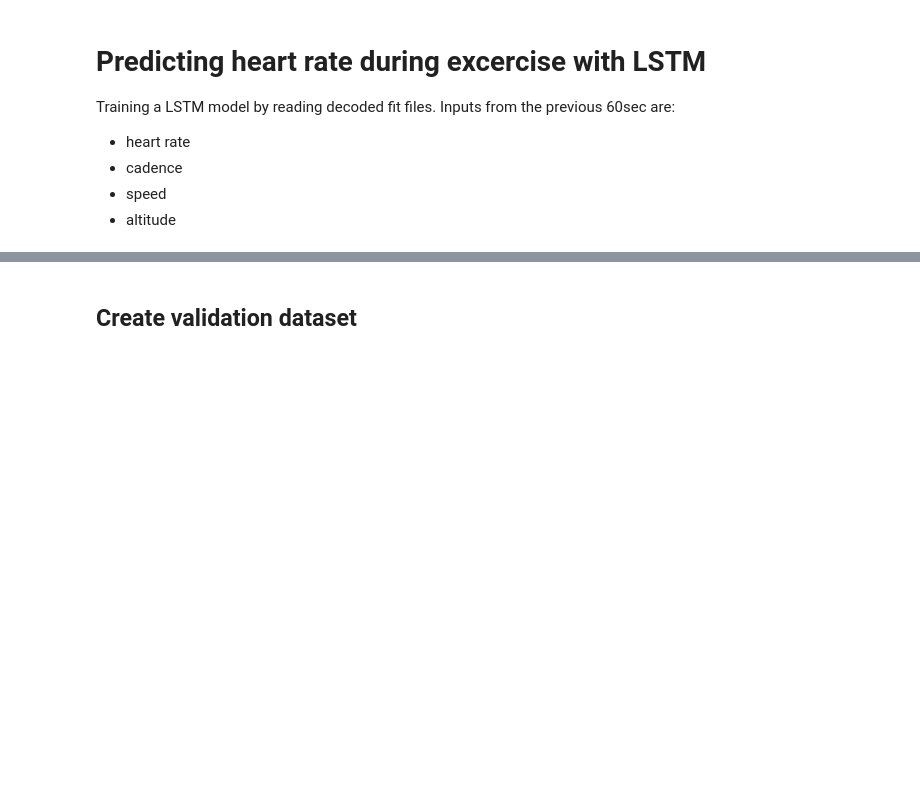
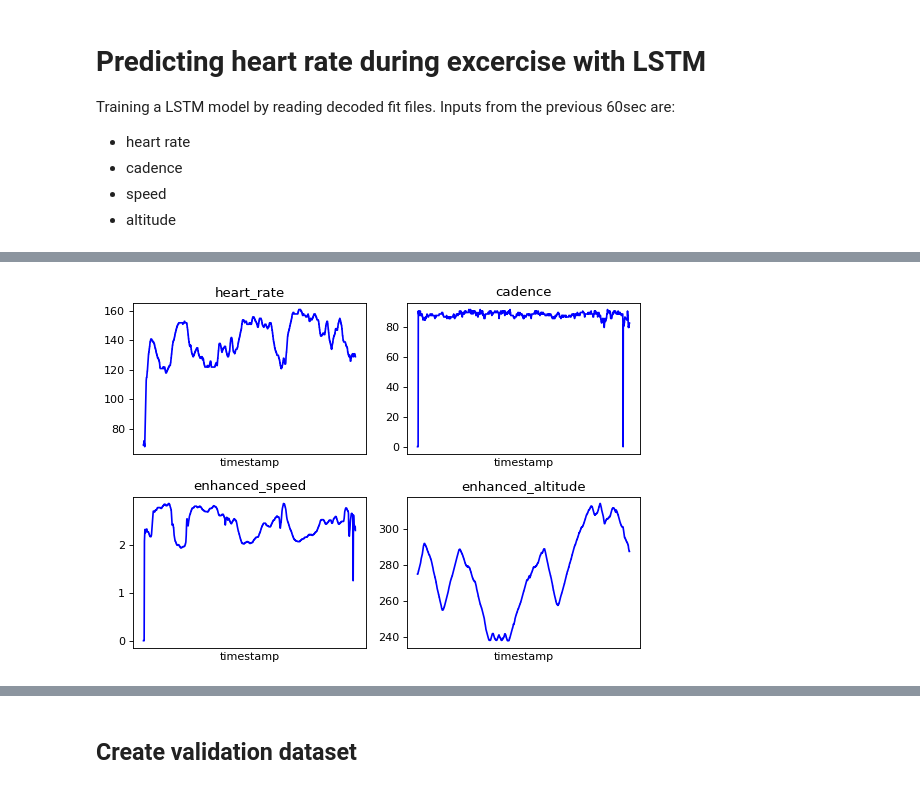
Before and after one commit to rikluost/athlete_hr_predict, a Jupyter notebook: 10_generator_and_model.ipynb, the cells around one changed output, grey strips where cells are left out. Drawn from its saved outputs; the diff is of its cells as text; code cells hidden in the pictures; blank space fills up the shorter version.

```diff
--- a/10_generator_and_model.ipynb
+++ b/10_generator_and_model.ipynb
@@ -53,0 +58,25 @@ def denormalize_hr(data):
+# %%
+eda_example = pd.read_csv(fit_path+'/RUN_2021-08-26-07-15-23.fit.csv', index_col='timestamp')[["heart_rate", "cadence","enhanced_speed","enhanced_altitude"]]
+
+def show_raw_visualization(data):
+    time_data = data.index
+    fig, axes = plt.subplots(
+        nrows=2, ncols=2, figsize=(7, 5), dpi=80, facecolor="w", edgecolor="k"
+    )
+    for i in range(4):
+        key = ["heart_rate", "cadence","enhanced_speed","enhanced_altitude"][i]
+        t_data = data[key]
+        t_data.index = time_data
+        t_data.head()
+        ax = t_data.plot(
+            ax=axes[i // 2, i % 2],
+            color='b',
+            title="{}".format(key),
+            rot=25,
+        )
+        ax.set_xticks([])
+    plt.tight_layout()
+
+show_raw_visualization(eda_example)
+# %% [output]
+[figure, added]
```
Also changed, not shown: parts of 9 cells of this notebook, 1 other file.
